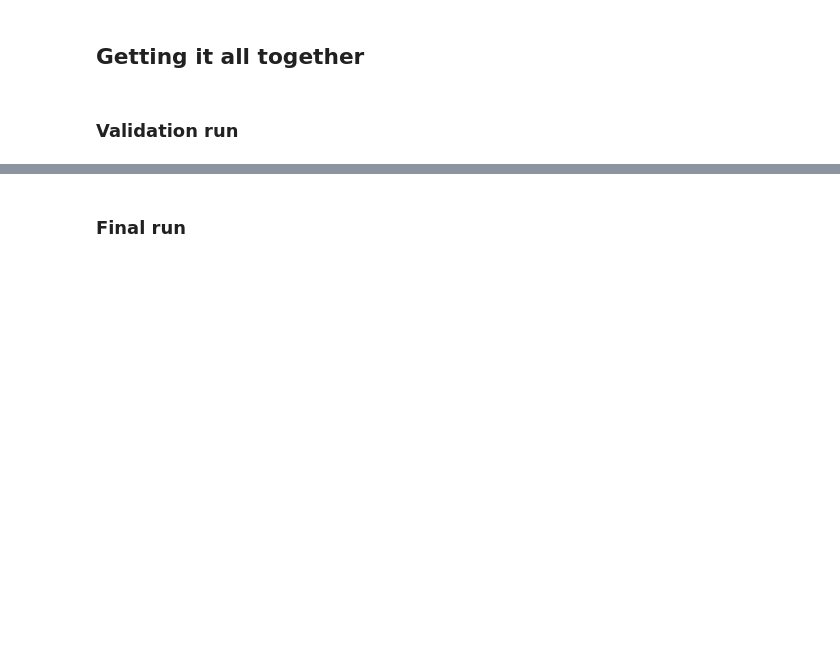
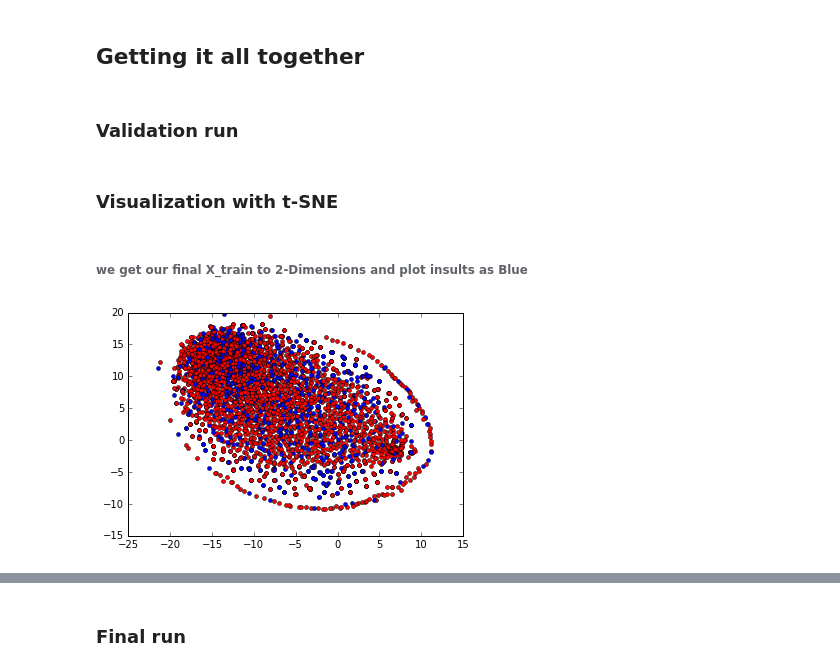
Before and after one commit to dalmia-nihar/abuse-detection-nlp, a Jupyter notebook: Abuse_Detection_with_glove.ipynb, the cells around one changed output, grey strips where cells are left out. Saved outputs shown, nothing was run; the diff lists cells and outputs as text; code cells hidden in the pictures; blank space fills up the shorter version.

```diff
--- a/Abuse_Detection_with_glove.ipynb
+++ b/Abuse_Detection_with_glove.ipynb
@@ -76,14 +95,16 @@ def make_tweetVector(df_comments):
     tweetVector = np.zeros((len(df_comments),200),dtype='float')
     count = 0
     for text in df_comments:
+        valids= 0
         tokens = build_tokens(text)
         rowVector = np.zeros(200,)
         for token in tokens:
             if token not in learned_dictionary:
                 continue
             else:
+                valids+=1
                 vec = learned_word_vectors[learned_dictionary[token.lower()]]
                 rowVector = np.add(rowVector,vec)
-        tweetVector[count] = rowVector
+        tweetVector[count] = rowVector/valids
         count+=1
     return tweetVector
@@ -104,13 +128,13 @@ def feature_extraction(df_train, df_test):
     X_train_wordVec = make_tweetVector(df_train["Comment"])
     X_test_wordVec = make_tweetVector(df_test["Comment"])
 
-#     X_train = np.hstack((X_train_tfidf,X_train_wordVec))
-#     X_test = np.hstack((X_test_tfidf,X_test_wordVec))
+    X_train = scale(np.hstack((X_train_tfidf,X_train_wordVec)))
+    X_test = scale(np.hstack((X_test_tfidf,X_test_wordVec)))
 #     X_train = X_train_tfidf
 #     X_test = X_test_tfidf
 
-    X_train = X_train_wordVec
-    X_test = X_test_wordVec
+#     X_train = scale(X_train_wordVec)
+#     X_test = scale(X_test_wordVec)
 
 #     ch2 = SelectKBest(chi2, k = 'all') #current best for k=2300(0.8815625)
 #     X_train = ch2.fit_transform(X_train, df_train.Comment)
@@ -175,4 +207,21 @@ def check_val_score(predictions, true_vals):
 # %%
 df_train, df_test = load_Dataset()
 X_train, X_test = feature_extraction(df_train, df_test)
+# %% [markdown]
+### Visualization with t-SNE
+# %% [markdown]
+###### we get our final X_train to 2-Dimensions and plot insults as Blue
+# %%
+ts = TSNE(2)
+reduced_vecs = ts.fit_transform(X_train)
+
+#color points by word group to see if Word2Vec can separate them
+for i in range(len(reduced_vecs)):
+    if df_train.Insult[i] == 1:
+        color = 'b'
+    else:
+        color = 'r'
+    plt.plot(reduced_vecs[i,0], reduced_vecs[i,1], marker='o', color=color, markersize=4)
+# %% [output]
+[figure, added]
 # %%
```
Also changed, not shown: parts of 15 cells of this notebook.
